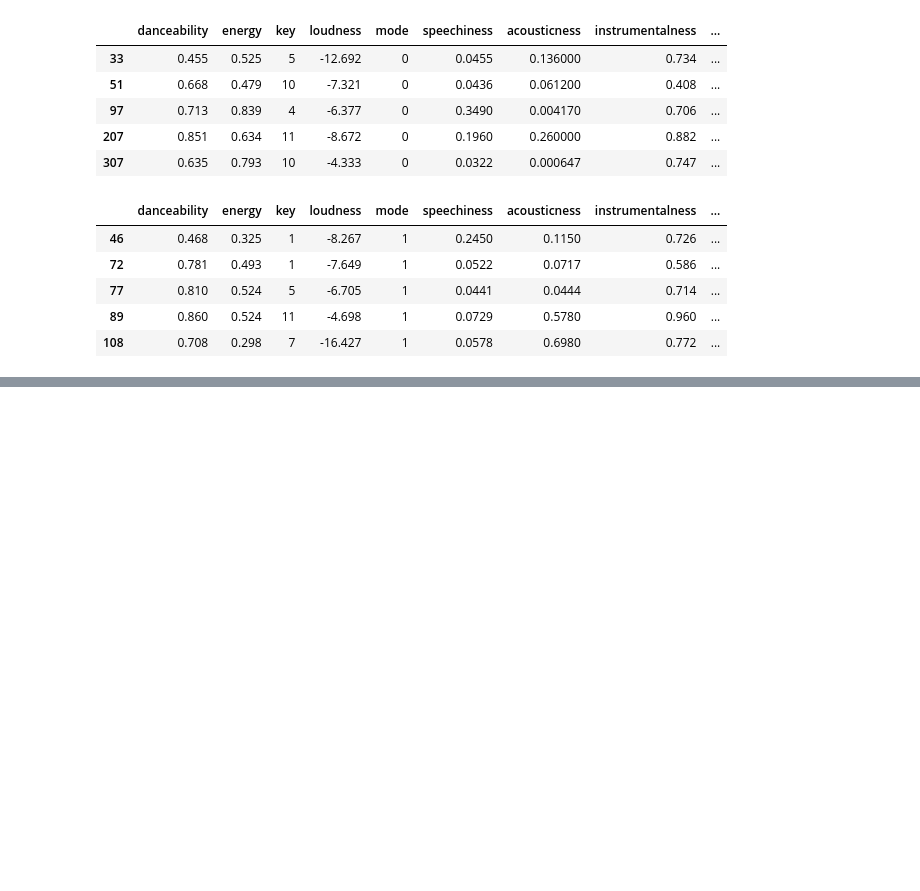
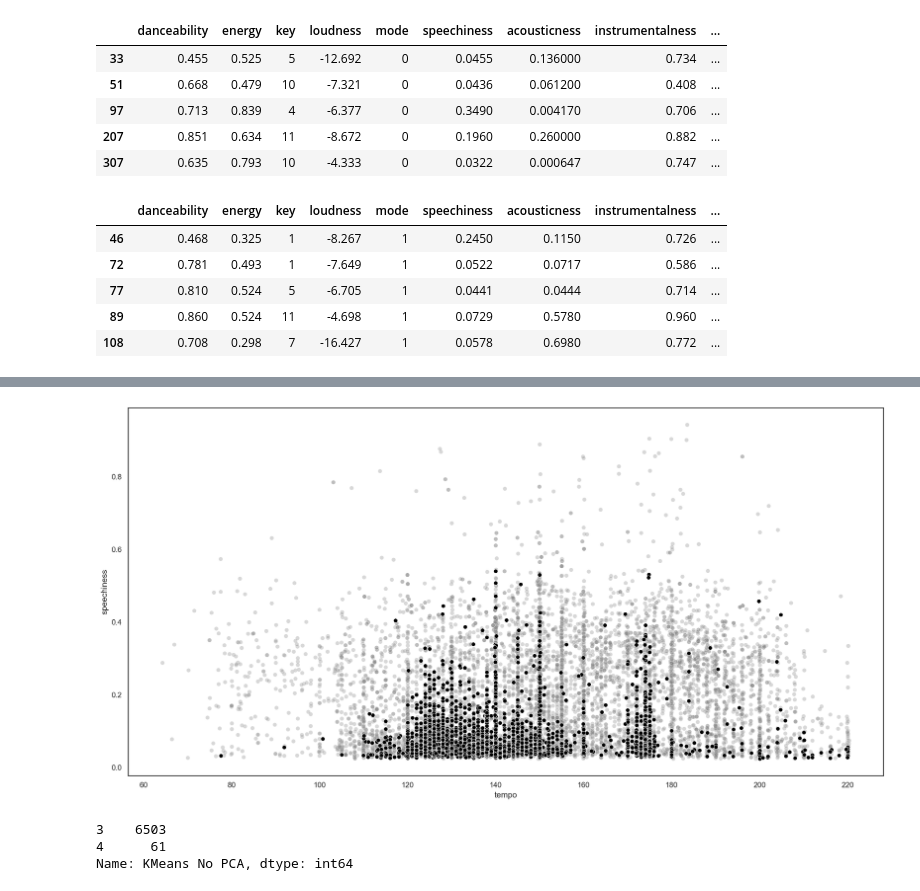
Before and after one commit to t7bui/KMean_Spotify, a Jupyter notebook: Research/research_data.ipynb, the cells around one changed output, grey strips where cells are left out. Cells and saved outputs as stored; diff of their text form; code cells hidden in the pictures; blank space fills up the shorter version.

```diff
--- a/Research/research_data.ipynb
+++ b/Research/research_data.ipynb
@@ -411,0 +430,12 @@ spotify_dataset.loc[spotify_dataset['KMeans with PCA'] == 1][:5]
+# %%
+# Testing
+ax = sns.scatterplot(x=kmean_4['tempo'], y=kmean_4['speechiness'], color='grey', alpha=0.3) # Original data points
+ax = sns.scatterplot(x=PCA_0['tempo'], y=PCA_0['speechiness'], color='black')   # New data points
+# %% [output]
+[figure, added]
+# %%
+PCA_0['KMeans No PCA'].value_counts()
+# %% [output]
+3    6503
+4      61
+Name: KMeans No PCA, dtype: int64
```
Also changed, not shown: parts of 10 cells of this notebook.
